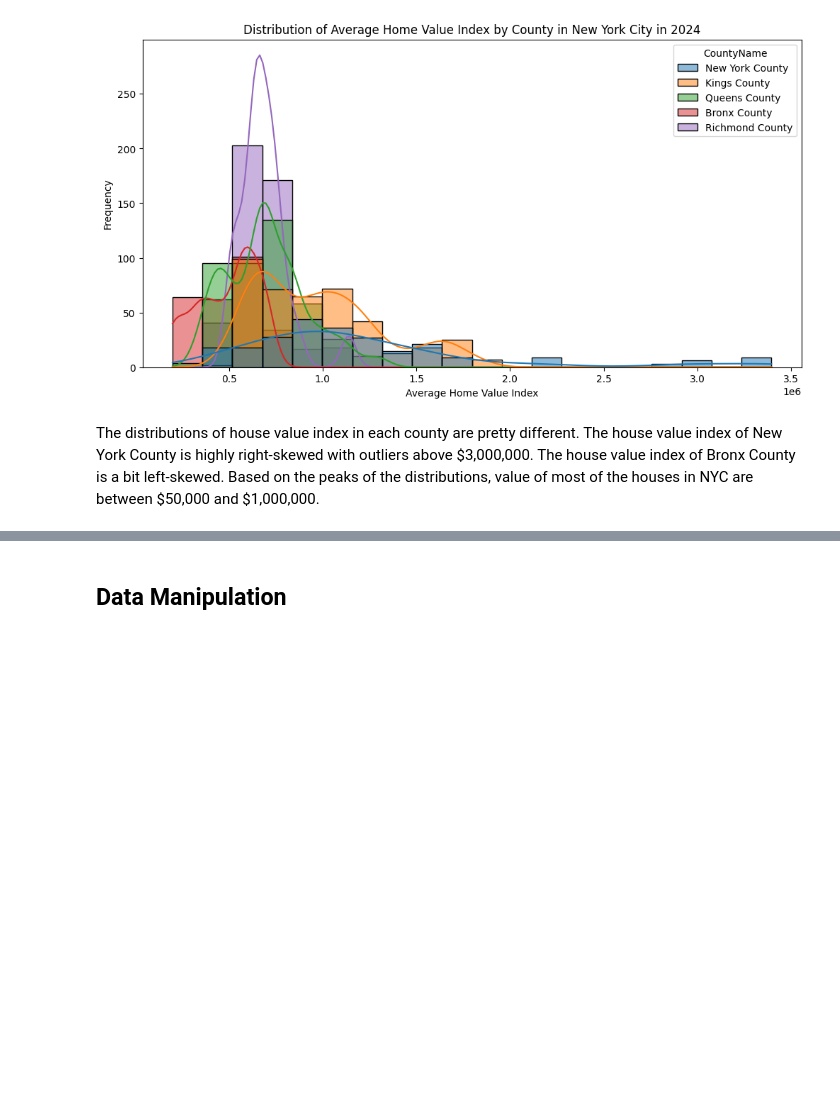
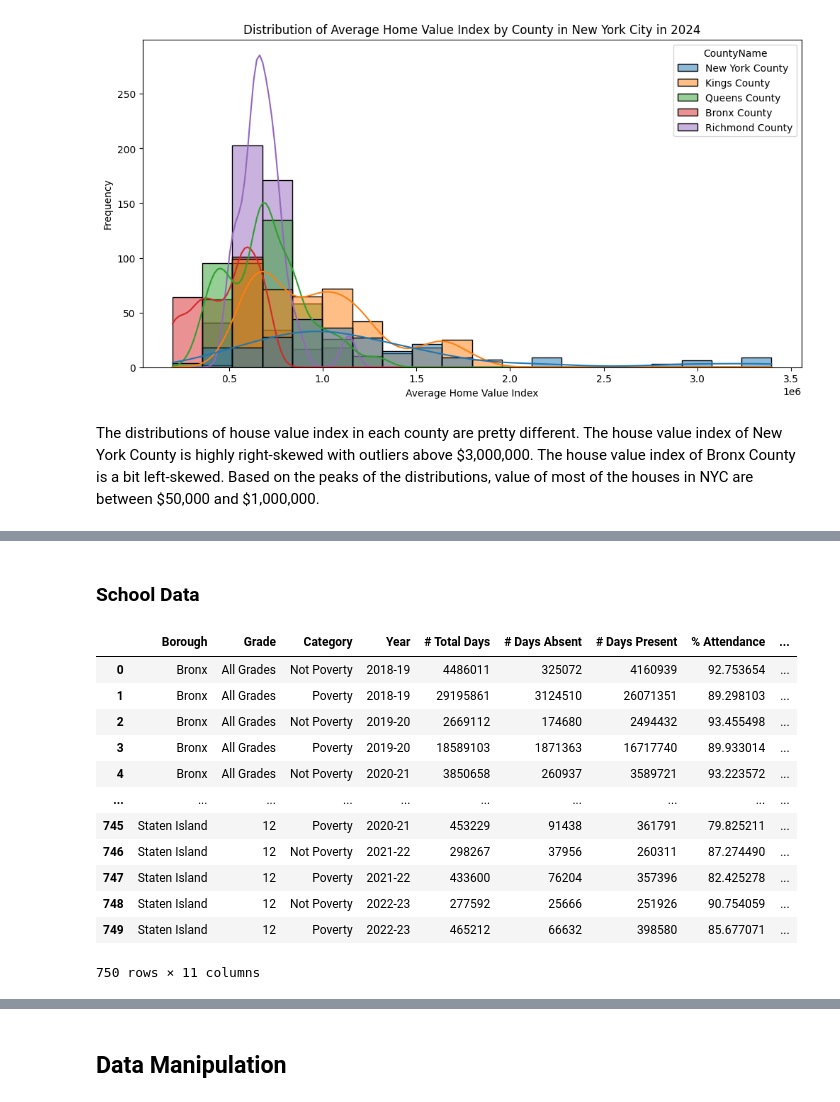
Before and after one commit to NakaFrozn/si618_final_project, a Jupyter notebook: Final_Project_Step1.ipynb, the cells around one changed output, grey strips where cells are left out. Cells and saved outputs as stored; diff of their text form; code cells hidden in the pictures; blank space fills up the shorter version.

```diff
--- a/Final_Project_Step1.ipynb
+++ b/Final_Project_Step1.ipynb
@@ -125,0 +206,20 @@ nyc_county_HVI_avg.to_csv('./data/nyc_county_HVI_avg.csv.gz', index = False, com
+# %% [markdown]
+### School Data
+# %%
+# Load data from excel file
+eduData = pd.read_excel("../project/data/public-borough-attendance-results-2018-2023.xlsx", sheet_name="Poverty")
+eduData
+# %% [output]
+|  | Borough | Grade | Category | Year | # Total Days | # Days Absent | # Days Present | % Attendance | ... |
+| 0 | Bronx | All Grades | Not Poverty | 2018-19 | 4486011 | 325072 | 4160939 | 92.753654 | ... |
+| 1 | Bronx | All Grades | Poverty | 2018-19 | 29195861 | 3124510 | 26071351 | 89.298103 | ... |
+| 2 | Bronx | All Grades | Not Poverty | 2019-20 | 2669112 | 174680 | 2494432 | 93.455498 | ... |
+| 3 | Bronx | All Grades | Poverty | 2019-20 | 18589103 | 1871363 | 16717740 | 89.933014 | ... |
+| 4 | Bronx | All Grades | Not Poverty | 2020-21 | 3850658 | 260937 | 3589721 | 93.223572 | ... |
+| ... | ... | ... | ... | ... | ... | ... | ... | ... | ... |
+| 745 | Staten Island | 12 | Poverty | 2020-21 | 453229 | 91438 | 361791 | 79.825211 | ... |
+| 746 | Staten Island | 12 | Not Poverty | 2021-22 | 298267 | 37956 | 260311 | 87.274490 | ... |
+| 747 | Staten Island | 12 | Poverty | 2021-22 | 433600 | 76204 | 357396 | 82.425278 | ... |
+| 748 | Staten Island | 12 | Not Poverty | 2022-23 | 277592 | 25666 | 251926 | 90.754059 | ... |
+| 749 | Staten Island | 12 | Poverty | 2022-23 | 465212 | 66632 | 398580 | 85.677071 | ... |
+750 rows × 11 columns
```
Also changed, not shown: parts of 13 cells of this notebook.
